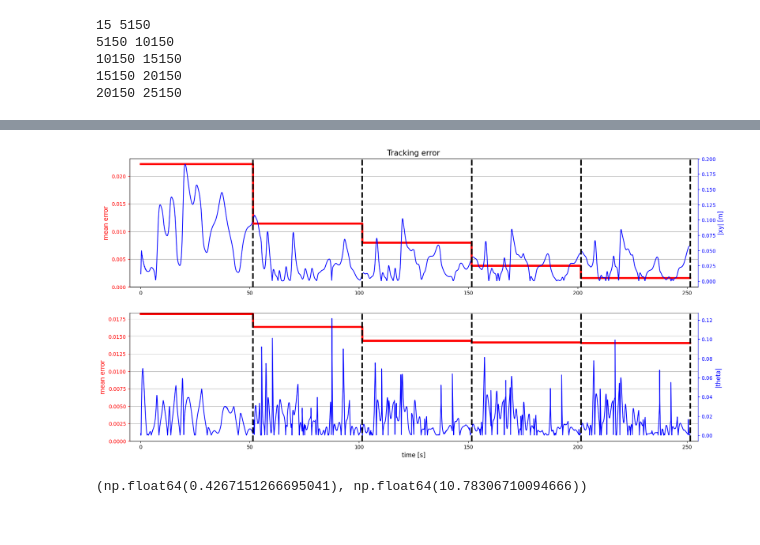
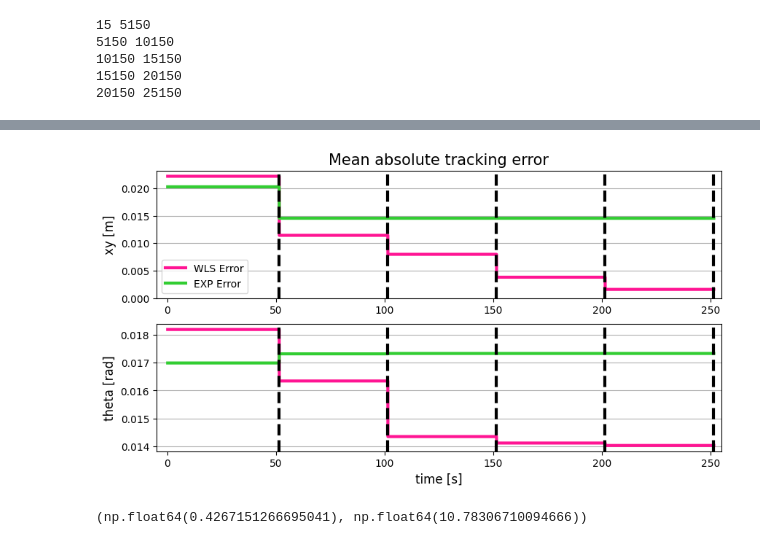
Before and after one commit to jprogrammer13/drp_course_2023, a Jupyter notebook: notebooks/results_plot.ipynb, the cells around one changed output, grey strips where cells are left out. Cells and saved outputs as stored; diff of their text form; code cells hidden in the pictures.

Commit message:
initial final results plots

```diff
--- a/notebooks/results_plot.ipynb
+++ b/notebooks/results_plot.ipynb
@@ -149,13 +175,22 @@ etheta_mean = np.array([etheta[lap_idx[i]:lap_idx[i+1]].mean() for i in range(le
 # %%
-exy_mean = np.linalg.norm(np.column_stack((ex_mean, ey_mean)), axis=1)
+exy_mean_wls = np.linalg.norm(np.column_stack((ex_mean_wls, ey_mean_wls)), axis=1)
+exy_mean_exp = np.linalg.norm(np.column_stack((ex_mean_exp, ey_mean_exp)), axis=1)
 # %%
-exy_mean_plot = np.zeros(len(ex))
+exy_mean_plot_wls = np.zeros(len(ex_wls))
 for i in range(len(lap_idx)-1):
-    exy_mean_plot[lap_idx[i]:lap_idx[i+1]] = exy_mean[i]
+    exy_mean_plot_wls[lap_idx[i]:lap_idx[i+1]] = exy_mean_wls[i]
+
+exy_mean_plot_exp = np.zeros(len(ex_exp))
+for i in range(len(lap_idx)-1):
+    exy_mean_plot_exp[lap_idx[i]:lap_idx[i+1]] = exy_mean_exp[i]
 # %%
-etheta_mean_plot = np.zeros(len(ex))
+etheta_mean_plot_wls = np.zeros(len(ex_wls))
 for i in range(len(lap_idx)-1):
-    etheta_mean_plot[lap_idx[i]:lap_idx[i+1]] = etheta_mean[i]
+    etheta_mean_plot_wls[lap_idx[i]:lap_idx[i+1]] = etheta_mean_wls[i]
+
+etheta_mean_plot_exp = np.zeros(len(ex_exp))
+for i in range(len(lap_idx)-1):
+    etheta_mean_plot_exp[lap_idx[i]:lap_idx[i+1]] = etheta_mean_exp[i]
 # %%
 # plt.figure(figsize=(20, 10))
 
@@ -182,75 +267,56 @@ for i in range(len(lap_idx)-1):
 # plt.show()
 # %%
-plt.figure(figsize=(20, 10))
+import matplotlib.pyplot as plt
+
+plt.figure(figsize=(10, 5))
 
 # First subplot
 plt.subplot(2, 1, 1)
-plt.title("Tracking error", fontsize=15)
+plt.title("Mean absolute tracking error", fontsize=15)
 
-# Plot the mean error
-plt.plot(time[lap_idx[0]:lap_idx[-1]], exy_mean_plot[lap_idx[0]:lap_idx[-1]],
-         color="red", linewidth=4, label='Mean Error')
-
-# Create a secondary y-axis for the error
-ax1 = plt.gca()
-ax2 = ax1.twinx()
-
-# Plot the error on the secondary y-axis
-ax2.plot(time[lap_idx[0]:lap_idx[-1]], exy[lap_idx[0]:lap_idx[-1]], color="blue", label='Error')
+# Plot the mean error on the primary y-axis
+plt.plot(time[lap_idx[0]:lap_idx[-1]], exy_mean_plot_wls[lap_idx[0]:lap_idx[-1]],
+         color="deeppink", linewidth=3, label='WLS Error')
+plt.plot(time[lap_idx[0]:lap_idx[-1]], exy_mean_plot_exp[lap_idx[0]:lap_idx[-1]],
+         color="limegreen", linewidth=3, label='EXP Error')
 
 # Set limits and labels
 plt.xlim(-5, 255)
-ax1.set_ylabel("mean error", color="red", fontsize=12)
-ax1.set_ylim(0)
-ax1.grid(True, axis="y")
-ax2.set_ylabel("|xy| [m]", color="blue", fontsize=12)
-ax1.tick_params(axis='y', colors='red')
-ax1.spines['left'].set_color('red')
-ax2.tick_params(axis='y', colors='blue')
-ax2.spines['right'].set_color('blue')
+plt.ylim(0)  # Adjust as necessary
+plt.ylabel("xy [m]", fontsize=12)
+plt.grid(True, axis="y")
 
 # Add vertical lines
 for t in time[lap_idx[1:]]:
     plt.axvline(t, linestyle='dashed', linewidth=3, color="black")
 
-# Add grid to the primary y-axis
+plt.legend()
 
 # Second subplot
 plt.subplot(2, 1, 2)
 
-# Plot the mean error
-plt.plot(time[lap_idx[0]:lap_idx[-1]], etheta_mean_plot[lap_idx[0]:lap_idx[-1]],
-         color="red", linewidth=4, label='Mean Error')
-
-# Create a secondary y-axis for the error
-ax3 = plt.gca()
-ax4 = ax3.twinx()
-
-# Plot the error on the secondary y-axis
-ax4.plot(time[lap_idx[0]:lap_idx[-1]], etheta[lap_idx[0]:lap_idx[-1]], color="blue", label='Error')
+# Plot the mean error on the primary y-axis
+plt.plot(time[lap_idx[0]:lap_idx[-1]], etheta_mean_plot_wls[lap_idx[0]:lap_idx[-1]],
+         color="deeppink", linewidth=3, label='WLS Mean Error')
+plt.plot(time[lap_idx[0]:lap_idx[-1]], etheta_mean_plot_exp[lap_idx[0]:lap_idx[-1]],
+         color="limegreen", linewidth=3, label='EXP Mean Error')
 
 # Set limits and labels
 plt.xlim(-5, 255)
-ax3.set_ylabel("mean error", color="red", fontsize=12)
-ax3.set_ylim(0)
-ax3.grid(True, axis="y")
-ax4.set_ylabel("|theta|", color="blue", fontsize=12)
-ax3.set_xlabel("time [s]", fontsize=12)
-ax3.tick_params(axis='y', colors='red')
-ax3.spines['left'].set_color('red')
-ax4.tick_params(axis='y', colors='blue')
-ax4.spines['right'].set_color('blue')
+# plt.ylim(0)  # Adjust as necessary
+plt.ylabel("theta [rad]", fontsize=12)
+plt.xlabel("time [s]", fontsize=12)
+plt.grid(True, axis="y")
 
 # Add vertical lines
 for t in time[lap_idx[1:]]:
     plt.axvline(t, linestyle='dashed', linewidth=3, color="black")
 
-
-# Show the plot
-plt.savefig(osp.join(data_path, "tracking_err.pdf"), dpi=500, bbox_inches='tight')
+# Save and show the plot
+plt.savefig("tracking_err.pdf", dpi=500, bbox_inches='tight')
 plt.show()
 # %% [output]
-[figure, old version]
+[figure, new version]
 # %%
 # plt.figure(figsize=(10, 5))
 
```
Also changed, not shown: parts of 13 cells of this notebook, 38 other files.
